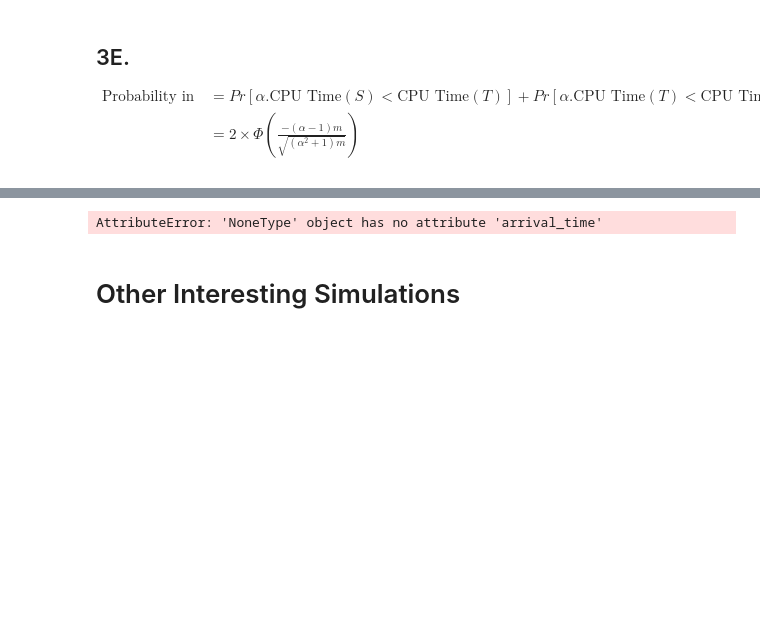
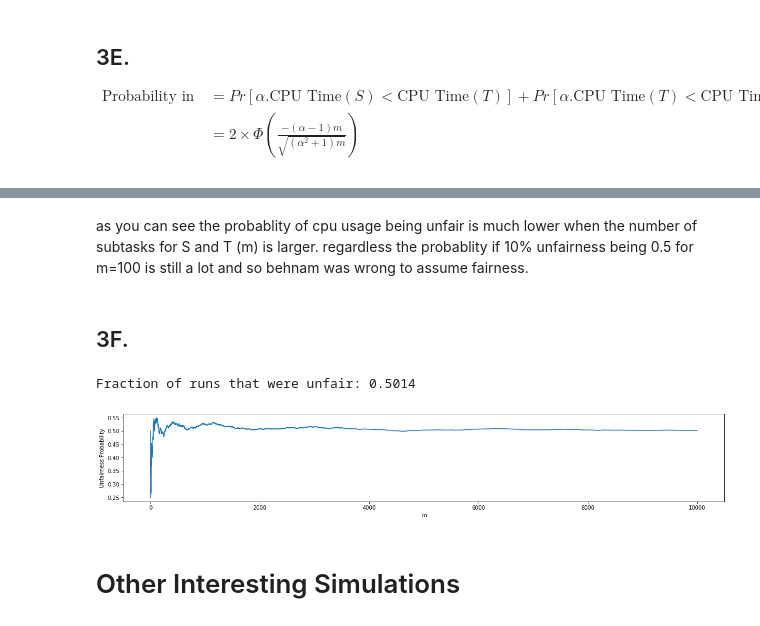
Before and after one commit to Masihbr/pintos, a Jupyter notebook: schedLab/Scheduling.ipynb, the cells around one changed output, grey strips where cells are left out. Saved outputs shown, nothing was run; the diff lists cells and outputs as text; code cells hidden in the pictures; blank space fills up the shorter version.

```diff
--- a/schedLab/Scheduling.ipynb
+++ b/schedLab/Scheduling.ipynb
@@ -1132,12 +1139,18 @@ $$
 $$
 # %% [markdown]
 <img src="3E-mathematica.png" width="400">
+# %% [markdown]
+as you can see the probablity of cpu usage being unfair is much lower when the number of subtasks for S and T (m) is larger. regardless the probablity if 10% unfairness being 0.5 for m=100 is still a lot and so behnam was wrong to assume fairness.
+# %% [markdown]
+## 3F.
 # %%
 import bisect
 
 def create_problem3_task(lmbda, num_bursts):
-    # YOUR CODE HERE
-    pass
+    total = sum([expovariate(lmbda) for _ in range(num_bursts)])
+    burst_fun = lambda _: expovariate(lmbda)
+    return Task(0, total, burst_fun, nowait)
+
 
 def create_problem3_workload(lmbda, num_bursts):
     task_S = create_problem3_task(lmbda, num_bursts)
@@ -1150,6 +1163,7 @@ N = 1.1
 
 unfair_count = 0
 fair_count = 0
+unfair_probs = []
 
 for _ in range(TRIALS):
     fcfs_cpu = fcfs(create_problem3_workload(1.0, 100), False)
@@ -1159,10 +1173,19 @@ for _ in range(TRIALS):
         unfair_count += 1
     else:
         fair_count += 1
+    unfair_probs.append(unfair_count / (fair_count + unfair_count))
 
-print("Fraction of runs that were unfair:", unfair_count / (fair_count + unfair_count))
+print("Fraction of runs that were unfair:", unfair_probs[-1])
 # %% [output]
-AttributeError: 'NoneType' object has no attribute 'arrival_time'
+Fraction of runs that were unfair: 0.5014
+# %%
+plt.figure(figsize=(20,3))
+plt.xlabel("m")
+plt.ylabel("Unfairness Probability")
+plt.plot(range(len(unfair_probs))[1:], unfair_probs[1:])
+plt.show()
+# %% [output]
+[figure, added]
 # %% [markdown]
 # Other Interesting Simulations
 # %% [markdown]
```
Also changed, not shown: parts of 4 cells of this notebook.
